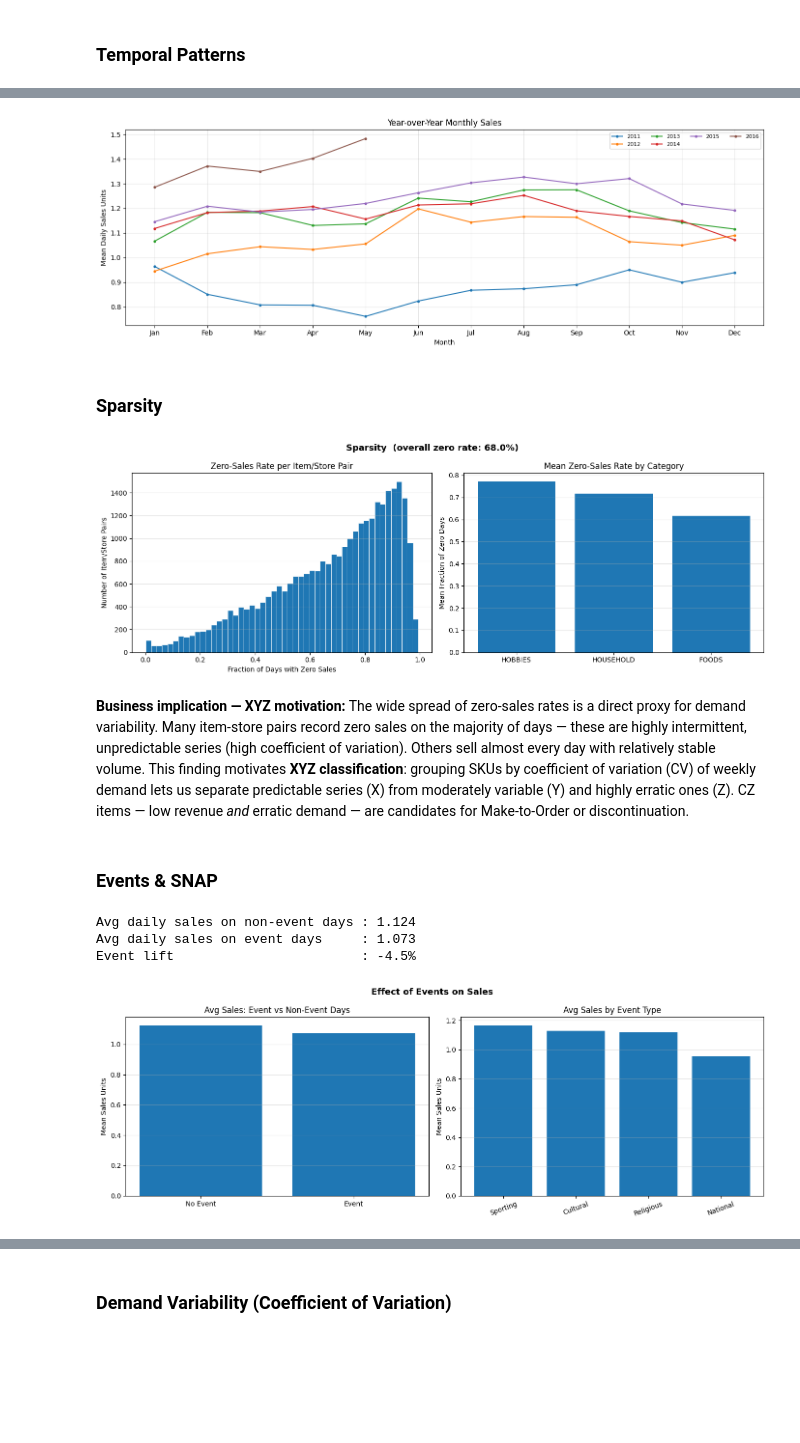
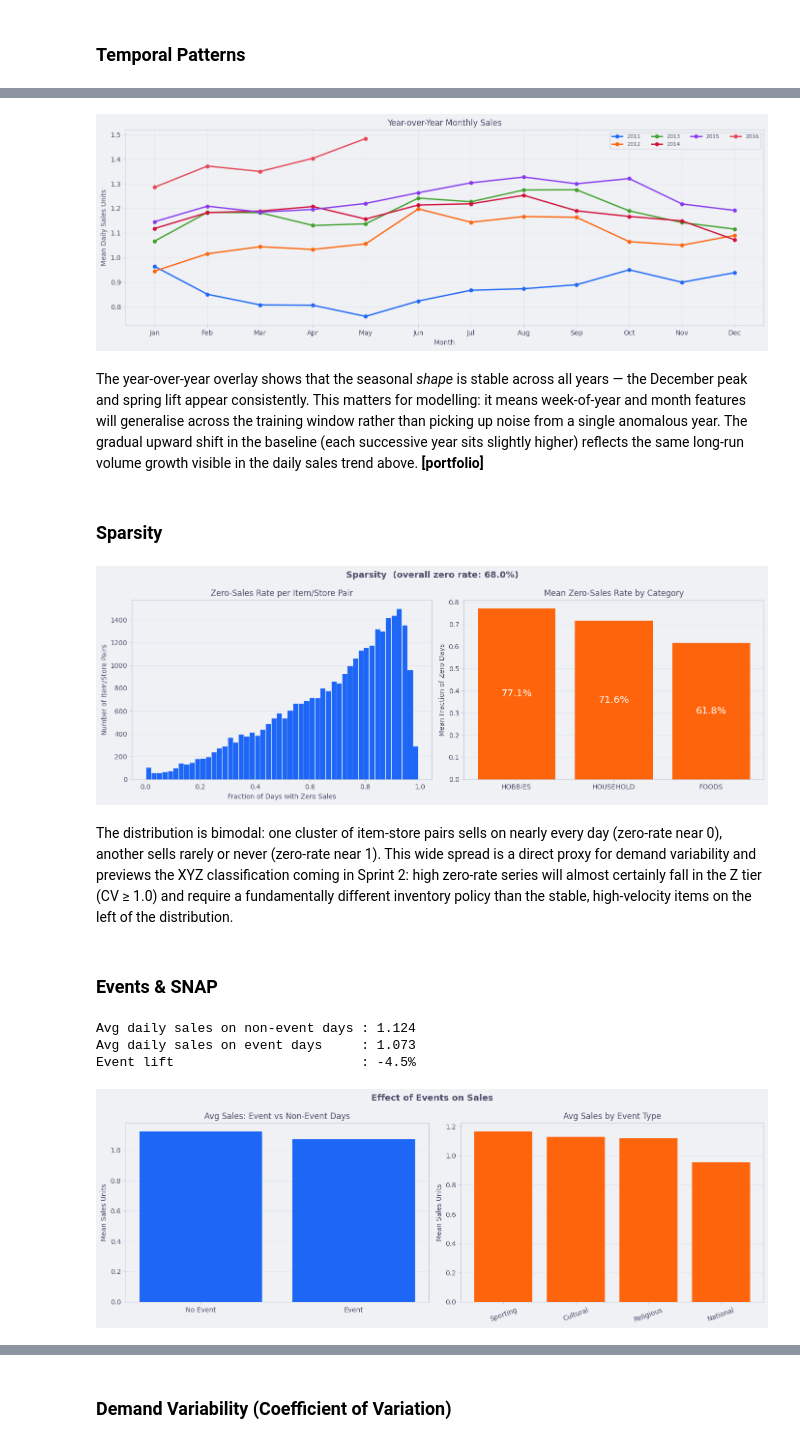
Before and after one commit to msburns24/sc-demand-forecasting, a Jupyter notebook: notebooks/01-eda.ipynb, the cells around one changed output, grey strips where cells are left out. Saved outputs shown, nothing was run; the diff lists cells and outputs as text; code cells hidden in the pictures; blank space fills up the shorter version.

```diff
--- a/notebooks/01-eda.ipynb
+++ b/notebooks/01-eda.ipynb
@@ -553,8 +660,15 @@ yoy = (
 fig, ax = plt.subplots(figsize=(14, 5))
 for year in sorted(yoy["year"].unique()):
     sub = yoy[yoy["year"] == year]
-    ax.plot(sub["month"], sub["sales_units"], marker="o", markersize=3,
-            linewidth=1.5, label=str(year))
+    ax.plot(
+        sub["month"],
+        sub["sales_units"],
+        marker="o",
+        markersize=5,
+        linewidth=2,
+        label=str(year),
+    )
+
 ax.set_title("Year-over-Year Monthly Sales")
 ax.set_xlabel("Month")
 ax.set_ylabel("Mean Daily Sales Units")
@@ -562,10 +676,13 @@ ax.set_xticks(range(1, 13))
 ax.set_xticklabels(month_labels)
 ax.legend(ncol=4, fontsize=8)
 ax.grid(alpha=0.3)
+
 plt.tight_layout()
 plt.show()
 # %% [output]
-[figure, old version]
+[figure, new version]
+# %% [markdown]
+The year-over-year overlay shows that the seasonal *shape* is stable across all years — the December peak and spring lift appear consistently. This matters for modelling: it means week-of-year and month features will generalise across the training window rather than picking up noise from a single anomalous year. The gradual upward shift in the baseline (each successive year sits slightly higher) reflects the same long-run volume growth visible in the daily sales trend above. **[portfolio]**
 # %% [markdown]
 ### Sparsity
 # %%
@@ -579,26 +696,35 @@ zero_rate["cat_id"] = zero_rate["item_id"].str.split("_").str[0]
 
 fig, axes = plt.subplots(1, 2, figsize=(14, 5))
 
-axes[0].hist(zero_rate["zero_rate"], bins=50, edgecolor="white", linewidth=0.5)
+axes[0].hist(zero_rate["zero_rate"], bins=50, edgecolor="white", linewidth=0.5, color="C0")
 axes[0].set_title("Zero-Sales Rate per Item/Store Pair")
 axes[0].set_xlabel("Fraction of Days with Zero Sales")
 axes[0].set_ylabel("Number of Item/Store Pairs")
 axes[0].grid(axis="y", alpha=0.3)
+axes[0].set_axisbelow(True)
 
 cat_zero = zero_rate.groupby("cat_id")["zero_rate"].mean().sort_values(ascending=False)
-axes[1].bar(cat_zero.index, cat_zero.values)
+container = axes[1].bar(cat_zero.index, cat_zero.values, color="C1")
+axes[1].bar_label(
+    container,
+    cat_zero.map("{:.1%}".format),
+    label_type="center",
+    color="white",
+    size="x-large",
+)
 axes[1].set_title("Mean Zero-Sales Rate by Category")
 axes[1].set_ylabel("Mean Fraction of Zero Days")
 axes[1].grid(axis="y", alpha=0.3)
+axes[1].set_axisbelow(True)
 
 overall_zero = (df["sales_units"] == 0).mean()
 plt.suptitle(f"Sparsity  (overall zero rate: {overall_zero:.1%})", fontsize=13, fontweight="bold")
 plt.tight_layout()
 plt.show()
 # %% [output]
-[figure, old version]
+[figure, new version]
 # %% [markdown]
-**Business implication — XYZ motivation:** The wide spread of zero-sales rates is a direct proxy for demand variability. Many item-store pairs record zero sales on the majority of days — these are highly intermittent, unpredictable series (high coefficient of variation). Others sell almost every day with relatively stable volume. This finding motivates **XYZ classification**: grouping SKUs by coefficient of variation (CV) of weekly demand lets us separate predictable series (X) from moderately variable (Y) and highly erratic ones (Z). CZ items — low revenue *and* erratic demand — are candidates for Make-to-Order or discontinuation.
+The distribution is bimodal: one cluster of item-store pairs sells on nearly every day (zero-rate near 0), another sells rarely or never (zero-rate near 1). This wide spread is a direct proxy for demand variability and previews the XYZ classification coming in Sprint 2: high zero-rate series will almost certainly fall in the Z tier (CV ≥ 1.0) and require a fundamentally different inventory policy than the stable, high-velocity items on the left of the distribution.
 # %% [markdown]
 ### Events & SNAP
 # %%
@@ -615,36 +741,38 @@ daily_by_state["has_event"] = daily_by_state["event_name_1"].notna()
 event_avg = daily_by_state.groupby("has_event")["sales_units"].mean()
 print(f"Avg daily sales on non-event days : {event_avg[False]:.3f}")
 print(f"Avg daily sales on event days     : {event_avg[True]:.3f}")
 print(f"Event lift                        : {event_avg[True] / event_avg[False] - 1:+.1%}")
 
 type_avg = (
     daily_by_state.dropna(subset=["event_type_1"])
     .groupby("event_type_1")["sales_units"]
     .mean()
     .sort_values(ascending=False)
 )
 
 fig, axes = plt.subplots(1, 2, figsize=(14, 5))
 
-axes[0].bar(["No Event", "Event"], event_avg.values)
+axes[0].bar(["No Event", "Event"], event_avg.values, color="C0")
 axes[0].set_title("Avg Sales: Event vs Non-Event Days")
 axes[0].set_ylabel("Mean Sales Units")
 axes[0].grid(axis="y", alpha=0.3)
+axes[0].set_axisbelow(True)
 
-axes[1].bar(type_avg.index, type_avg.values)
+axes[1].bar(type_avg.index, type_avg.values, color="C1")
 axes[1].set_title("Avg Sales by Event Type")
 axes[1].set_ylabel("Mean Sales Units")
 axes[1].tick_params(axis="x", rotation=20)
 axes[1].grid(axis="y", alpha=0.3)
+axes[1].set_axisbelow(True)
 
 plt.suptitle("Effect of Events on Sales", fontsize=13, fontweight="bold")
 plt.tight_layout()
 plt.show()
 # %% [output]
 Avg daily sales on non-event days : 1.124
 Avg daily sales on event days     : 1.073
 Event lift                        : -4.5%
-[figure, old version]
+[figure, new version]
 # %%
 fig, axes = plt.subplots(1, 3, figsize=(14, 5))
 for ax, (state, col) in zip(axes, [("CA", "snap_CA"), ("TX", "snap_TX"), ("WI", "snap_WI")]):
```
Also changed, not shown: parts of 24 cells of this notebook, 2 other files.
